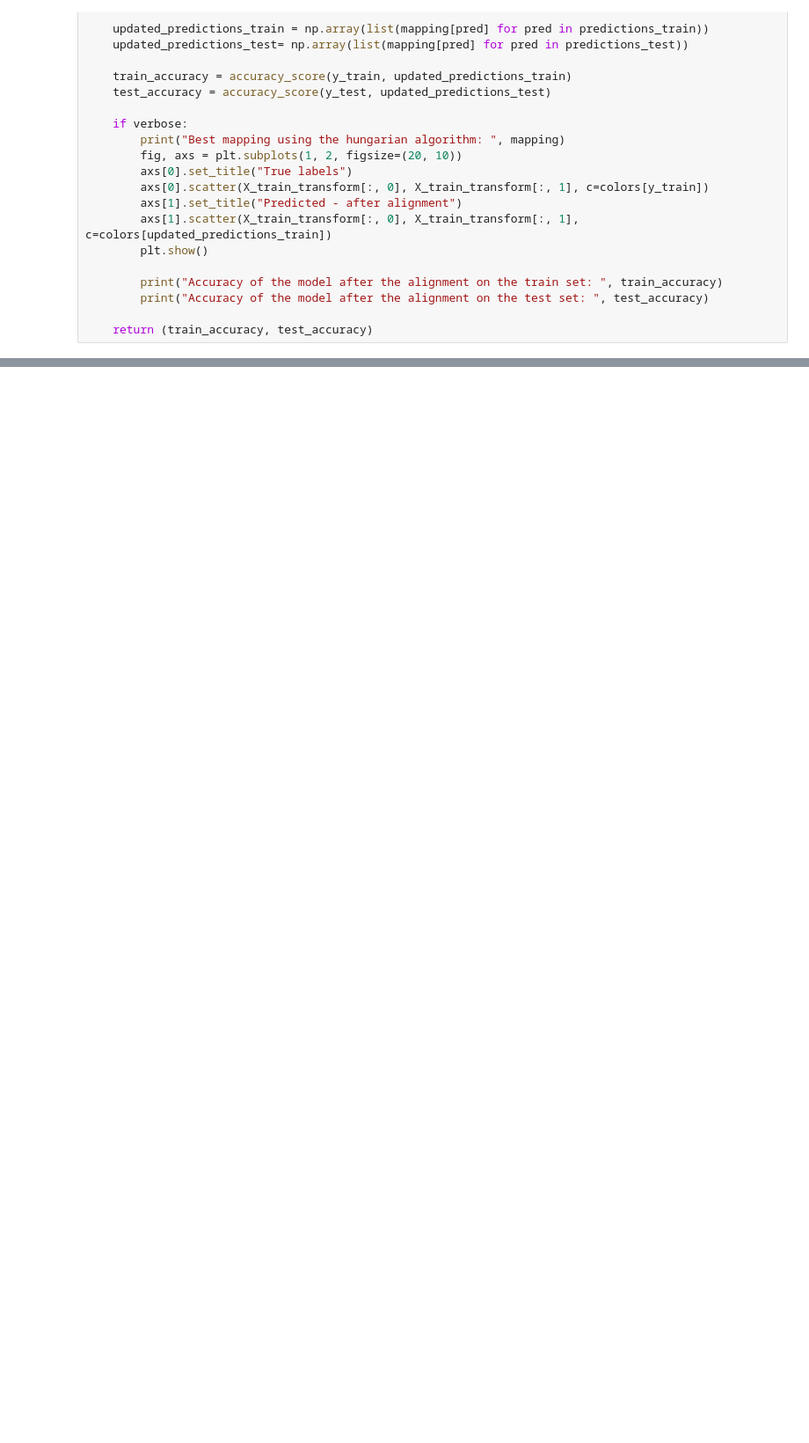
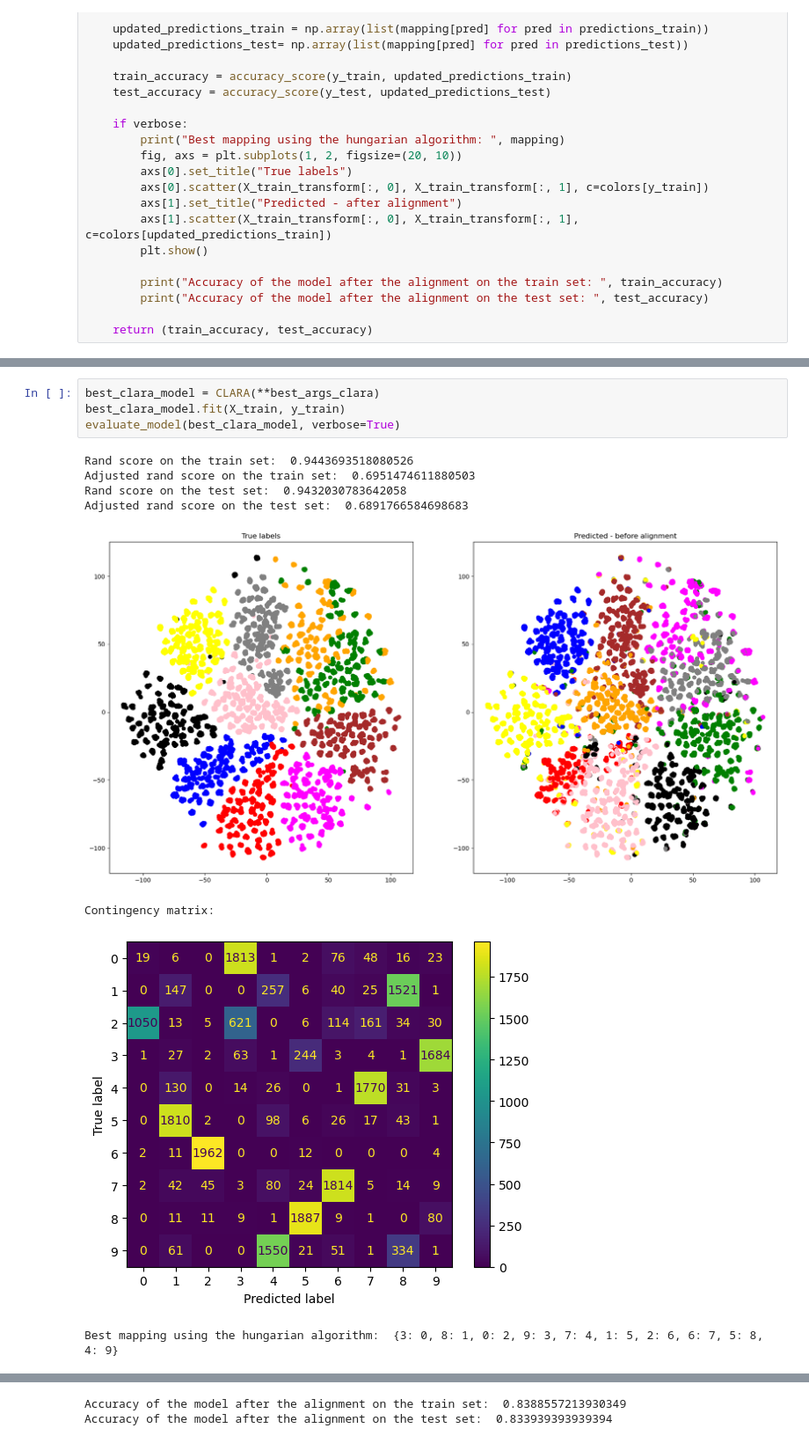
Before and after one commit to visanalexandru/AudioClustering, a Jupyter notebook: wav2vec.ipynb, the cells around one changed output, grey strips where cells are left out. Shown at 88% size. Saved outputs shown, nothing was run; the diff lists cells and outputs as text; blank space fills up the shorter version.

```diff
--- a/wav2vec.ipynb
+++ b/wav2vec.ipynb
@@ -267,0 +374,13 @@ Accuracy of the model after the alignment on the test set:  0.8046464646464646
+# %%
+best_clara_model = CLARA(**best_args_clara)
+best_clara_model.fit(X_train, y_train)
+evaluate_model(best_clara_model, verbose=True)
+# %% [output]
+Rand score on the train set:  0.9443693518080526
+Adjusted rand score on the train set:  0.6951474611880503
+Rand score on the test set:  0.9432030783642058
+Adjusted rand score on the test set:  0.6891766584698683
+[figure, added]
+Contingency matrix:
+[figure, added]
+Best mapping using the hungarian algorithm:  {3: 0, 8: 1, 0: 2, 9: 3, 7: 4, 1: 5, 2: 6, 6: 7, 5: 8, 4: 9}
@@ -267,0 +388,2 @@ Accuracy of the model after the alignment on the test set:  0.8046464646464646
+Accuracy of the model after the alignment on the train set:  0.8388557213930349
+Accuracy of the model after the alignment on the test set:  0.833939393939394
```
Also changed, not shown: parts of 15 cells of this notebook.
